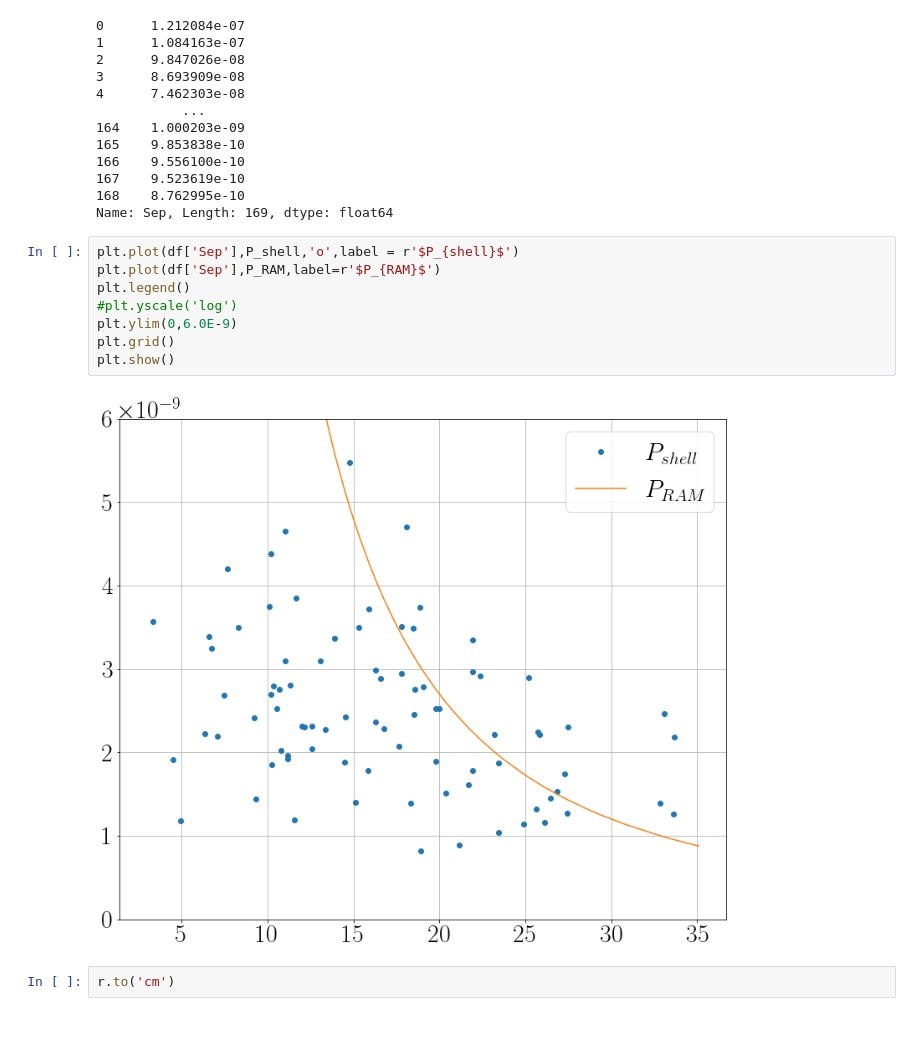
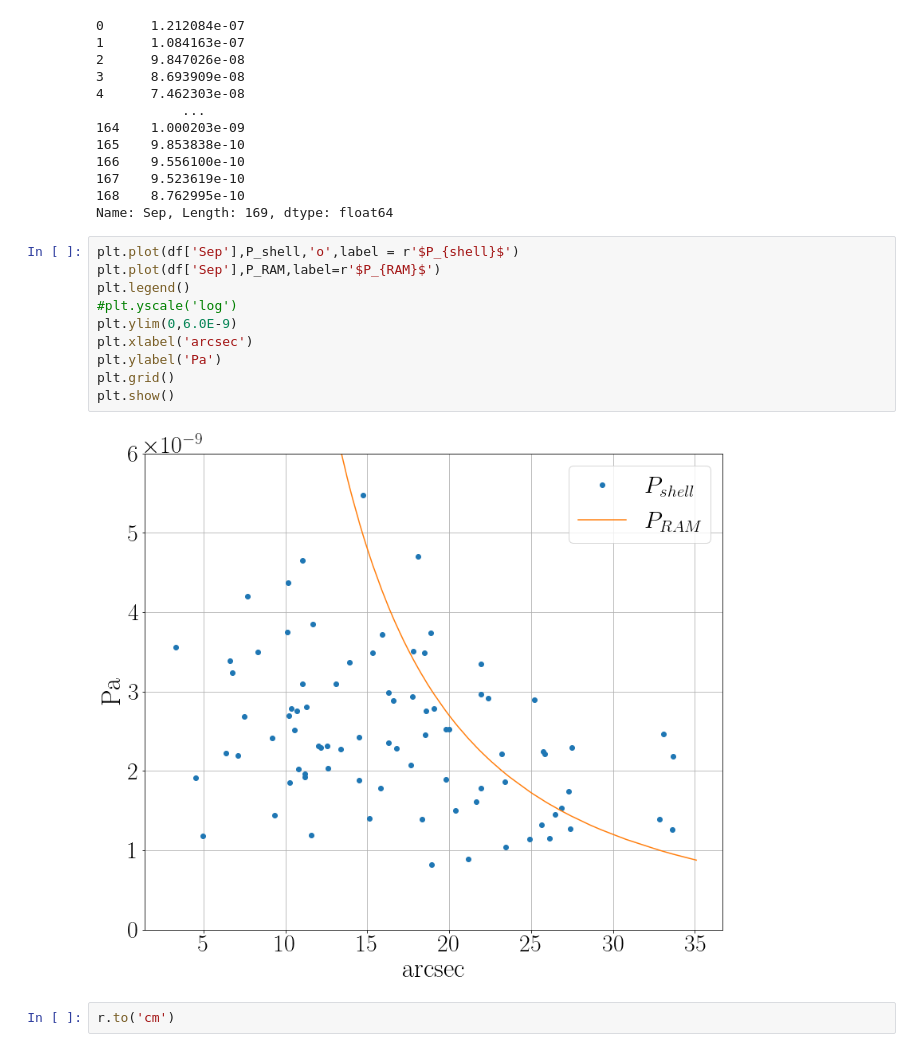
Before and after one commit to will-henney/globule-seminario, a Jupyter notebook: roberto-notebooks/parameters for the globules in M1-67.ipynb, the cells around one changed output. Drawn from its saved outputs; the diff is of its cells as text.

```diff
--- a/roberto-notebooks/parameters for the globules in M1-67.ipynb
+++ b/roberto-notebooks/parameters for the globules in M1-67.ipynb
@@ -331,13 +331,15 @@ Name: Sep, Length: 169, dtype: float64
 # %%
 plt.plot(df['Sep'],P_shell,'o',label = r'$P_{shell}$')
 plt.plot(df['Sep'],P_RAM,label=r'$P_{RAM}$')
 plt.legend()
 #plt.yscale('log')
 plt.ylim(0,6.0E-9)
+plt.xlabel('arcsec')
+plt.ylabel('Pa')
 plt.grid()
 plt.show()
 # %% [output]
-[figure, old version]
+[figure, new version]
 # %%
 r.to('cm')
 # %% [output]
```
Also changed, not shown: parts of 16 cells of this notebook, 5 other files.
